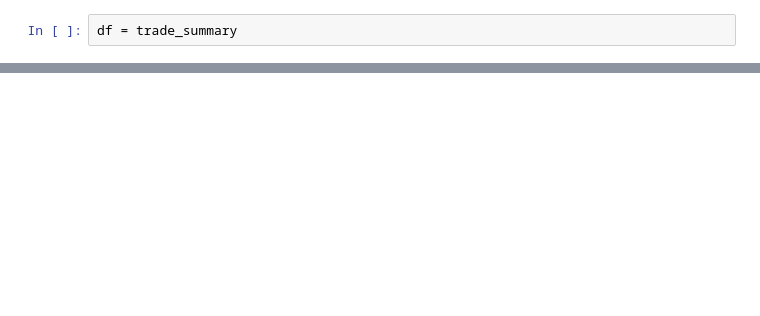
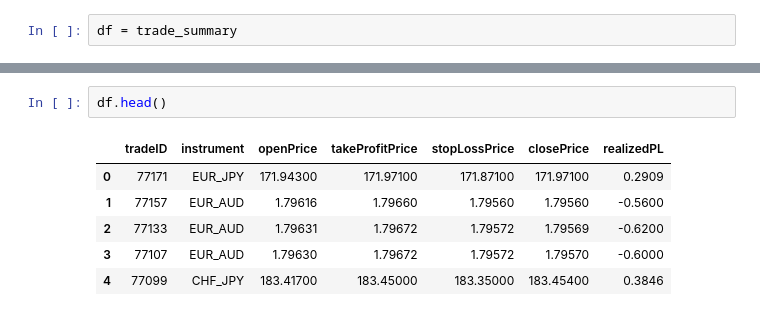
Before and after one commit to SacSresta/OANDA_FOREX_SCALPING, a Jupyter notebook: notebook/EDA_Forex_Transactions.ipynb, the cells around one changed output, grey strips where cells are left out. Saved outputs shown, nothing was run; the diff lists cells and outputs as text; blank space fills up the shorter version.

```diff
--- a/notebook/EDA_Forex_Transactions.ipynb
+++ b/notebook/EDA_Forex_Transactions.ipynb
@@ -549,0 +559,9 @@ plt.show()
+# %%
+df.head()
+# %% [output]
+|  | tradeID | instrument | openPrice | takeProfitPrice | stopLossPrice | closePrice | realizedPL |
+| 0 | 77171 | EUR_JPY | 171.94300 | 171.97100 | 171.87100 | 171.97100 | 0.2909 |
+| 1 | 77157 | EUR_AUD | 1.79616 | 1.79660 | 1.79560 | 1.79560 | -0.5600 |
+| 2 | 77133 | EUR_AUD | 1.79631 | 1.79672 | 1.79572 | 1.79569 | -0.6200 |
+| 3 | 77107 | EUR_AUD | 1.79630 | 1.79672 | 1.79572 | 1.79570 | -0.6000 |
+| 4 | 77099 | CHF_JPY | 183.41700 | 183.45000 | 183.35000 | 183.45400 | 0.3846 |
```
Also changed, not shown: parts of 30 cells of this notebook, 8 other files.
